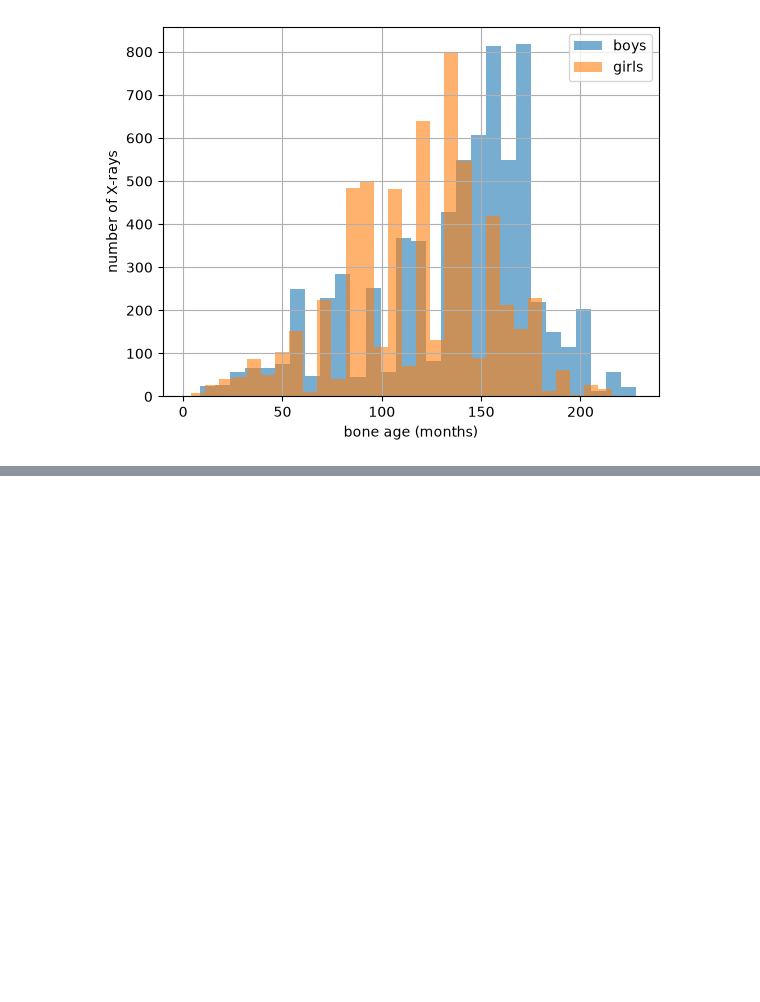
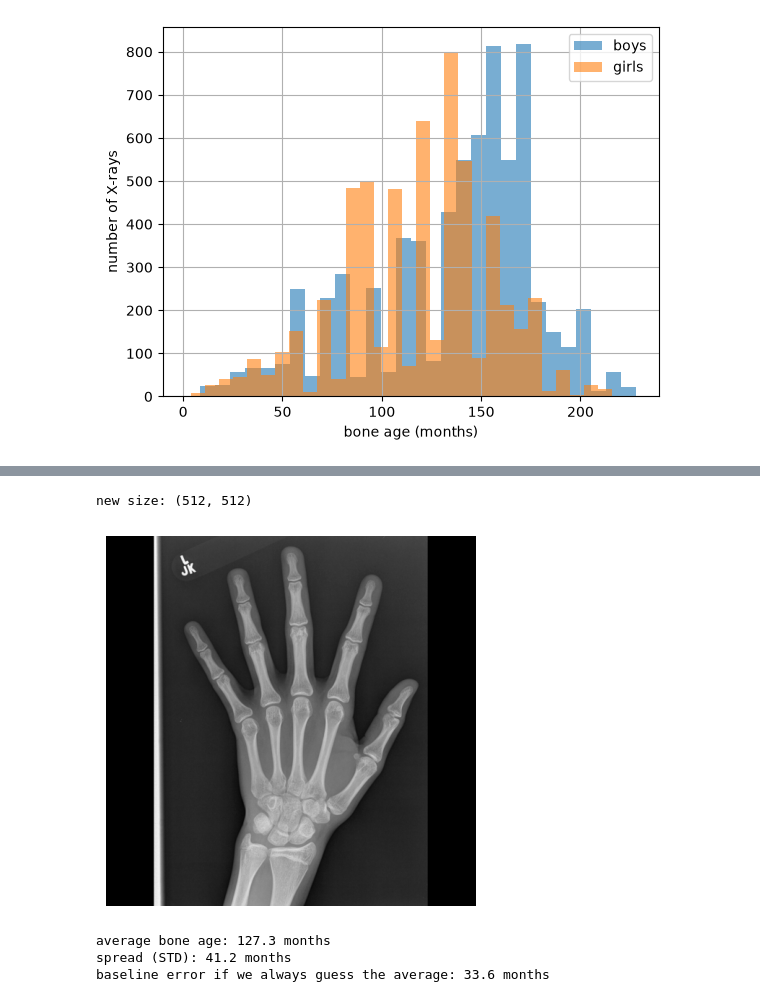
Before and after one commit to kruthika0409-design/bone-age-prediction, a Jupyter notebook: notebooks/01_explore.ipynb, the cells around one changed output, grey strips where cells are left out. Cells and saved outputs as stored; diff of their text form; code cells hidden in the pictures; blank space fills up the shorter version.

Commit message:
Add X-ray preview, square padding and target normalization

```diff
--- a/notebooks/01_explore.ipynb
+++ b/notebooks/01_explore.ipynb
@@ -25,0 +56,35 @@ plt.show()
+# %%
+import numpy as np
+
+def load_hand(path, size=512):
+    img = cv2.imread(path, cv2.IMREAD_GRAYSCALE)
+    h, w = img.shape
+    s = max(h, w)                          # the longer side decides the square size
+    pad = np.zeros((s, s), np.uint8)       # an all-black square
+    top, left = (s - h) // 2, (s - w) // 2
+    pad[top:top + h, left:left + w] = img  # put the X-ray in the middle
+    return cv2.resize(pad, (size, size), interpolation=cv2.INTER_AREA)
+# %%
+test = load_hand(f"{IMG_DIR}/{df.iloc[0].id}.png")
+print("new size:", test.shape)
+plt.imshow(test, cmap="gray")
+plt.axis("off")
+plt.show()
+# %% [output]
+new size: (512, 512)
+[figure, added]
+# %%
+MEAN, STD = df.boneage.mean(), df.boneage.std()
+df["target"] = (df.boneage - MEAN) / STD
+df["male"] = df["male"].astype(float)
+
+print("average bone age:", round(MEAN, 1), "months")
+print("spread (STD):", round(STD, 1), "months")
+
+# the lazy baseline: always guess the average
+baseline = (df.boneage - MEAN).abs().mean()
+print("baseline error if we always guess the average:", round(baseline, 1), "months")
+# %% [output]
+average bone age: 127.3 months
+spread (STD): 41.2 months
+baseline error if we always guess the average: 33.6 months
```
Also changed, not shown: parts of 2 cells of this notebook.
